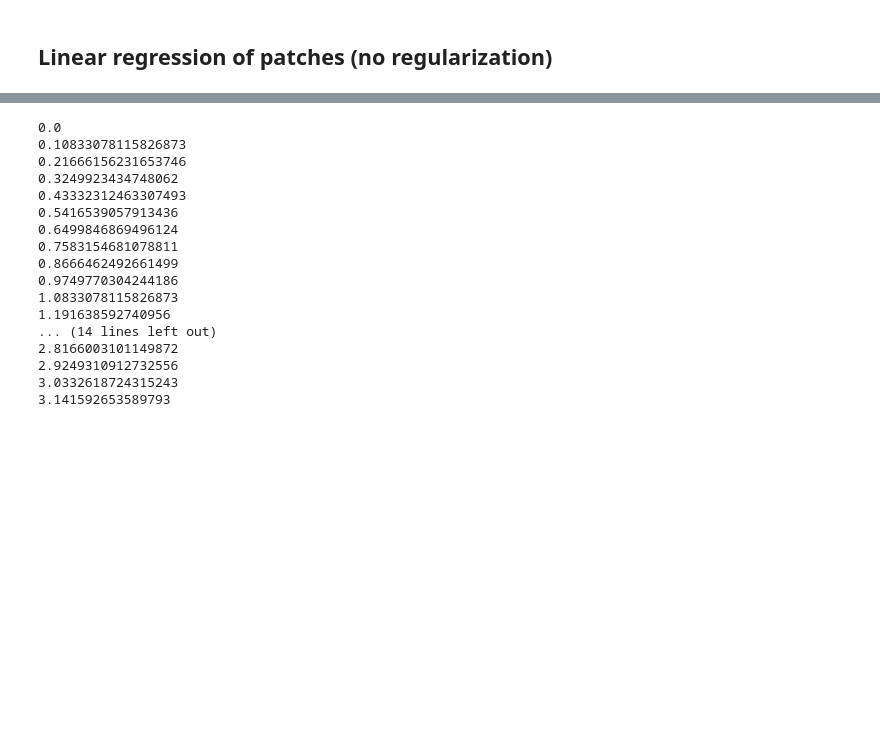
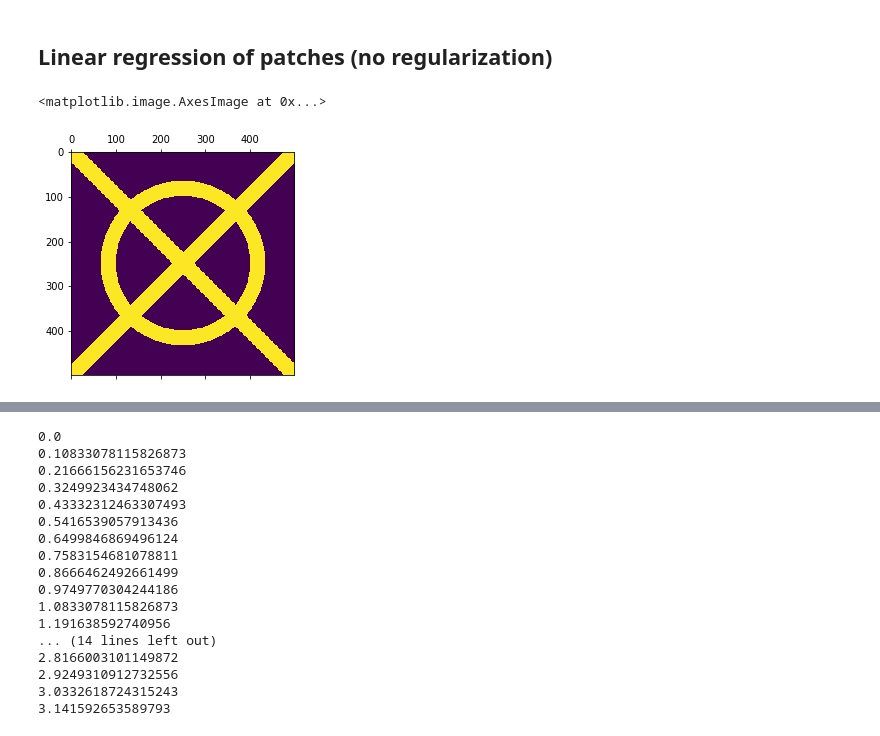
Before and after one commit to pierreglaser/templatematching-mva, a Jupyter notebook: notebooks/orientation_scores.ipynb, the cells around one changed output, grey strips where cells are left out. Drawn from its saved outputs; the diff is of its cells as text; code cells hidden in the pictures; blank space fills up the shorter version.

```diff
--- a/notebooks/orientation_scores.ipynb
+++ b/notebooks/orientation_scores.ipynb
@@ -127,4 +124,10 @@ def plot_circle(N):
     ret_one = 1 * np.logical_and(val < 1.1*radius, val > 0.9 * radius)
     ret_two = 0 * np.logical_or(val > 1.1*radius, val < 0.9 * radius)
     return (ret_one + ret_two)
+# %%
+img = circle_and_cross(500)
+plt.matshow(img)
+# %% [output]
+<matplotlib.image.AxesImage at 0x...>
+[figure, added]
 # %%
```
Also changed, not shown: parts of 2 cells of this notebook.
